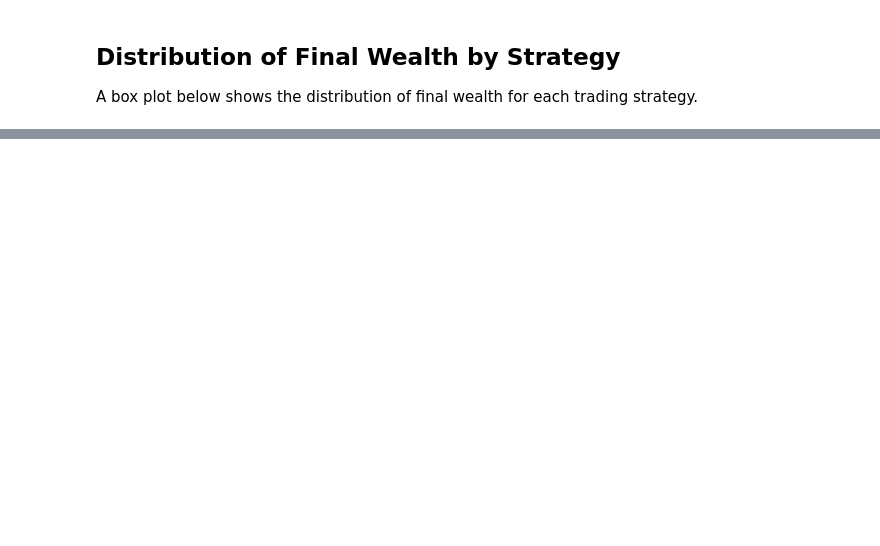
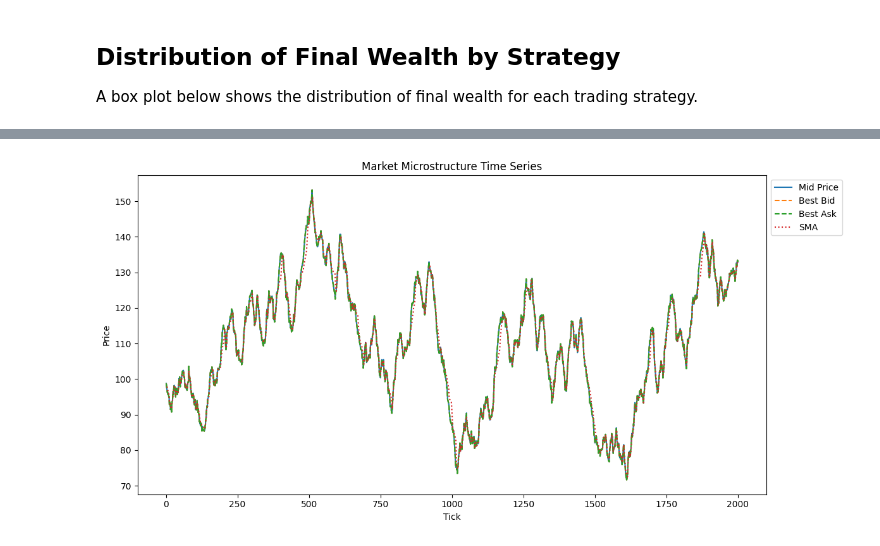
Before and after one commit to kylehammerm/HFT-Rutgers-Econ-Project, a Jupyter notebook: data_compiler.ipynb, the cells around one changed output, grey strips where cells are left out. Saved outputs shown, nothing was run; the diff lists cells and outputs as text; code cells hidden in the pictures; blank space fills up the shorter version.

```diff
--- a/data_compiler.ipynb
+++ b/data_compiler.ipynb
@@ -195,0 +265,31 @@ plt.show()
+# %%
+df = pd.read_csv('data/trade_ledger_detailed.csv')
+
+# Aggregate by tick to get one market snapshot per tick
+tick_stats = (
+    df
+    .groupby('tick')
+    .agg(
+        mid_price=('mid_price', 'mean'),
+        best_bid=('best_bid', 'mean'),
+        best_ask=('best_ask', 'mean'),
+        sma=('sma', 'mean')
+    )
+    .reset_index()
+)
+
+# Plot market microstructure over time
+plt.figure(figsize=(12, 6))
+plt.plot(tick_stats['tick'], tick_stats['mid_price'], label='Mid Price')
+plt.plot(tick_stats['tick'], tick_stats['best_bid'], linestyle='--', label='Best Bid')
+plt.plot(tick_stats['tick'], tick_stats['best_ask'], linestyle='--', label='Best Ask')
+plt.plot(tick_stats['tick'], tick_stats['sma'], linestyle=':', label='SMA')
+
+plt.title('Market Microstructure Time Series')
+plt.xlabel('Tick')
+plt.ylabel('Price')
+plt.legend(loc='upper left', bbox_to_anchor=(1.0, 1.0))
+plt.tight_layout()
+plt.show()
+# %% [output]
+[figure, added]
```
Also changed, not shown: parts of 18 cells of this notebook.
